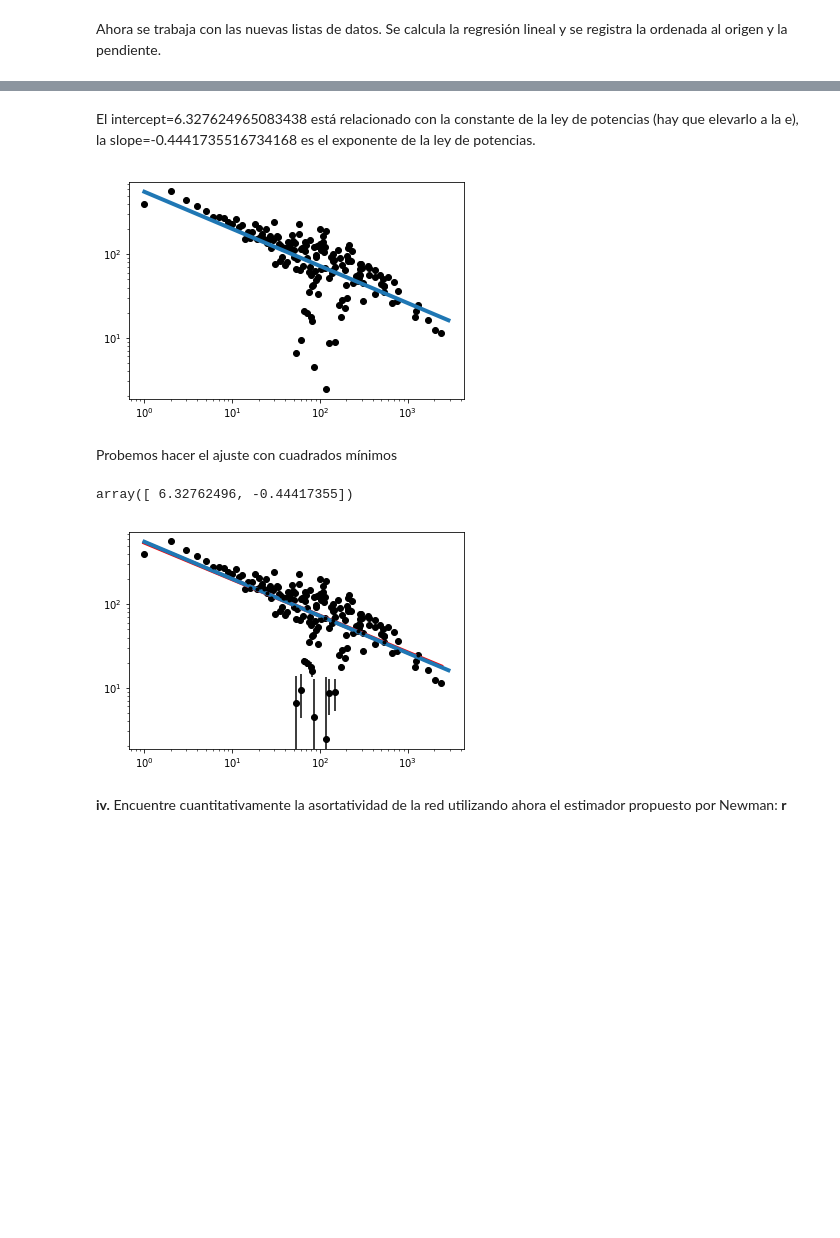
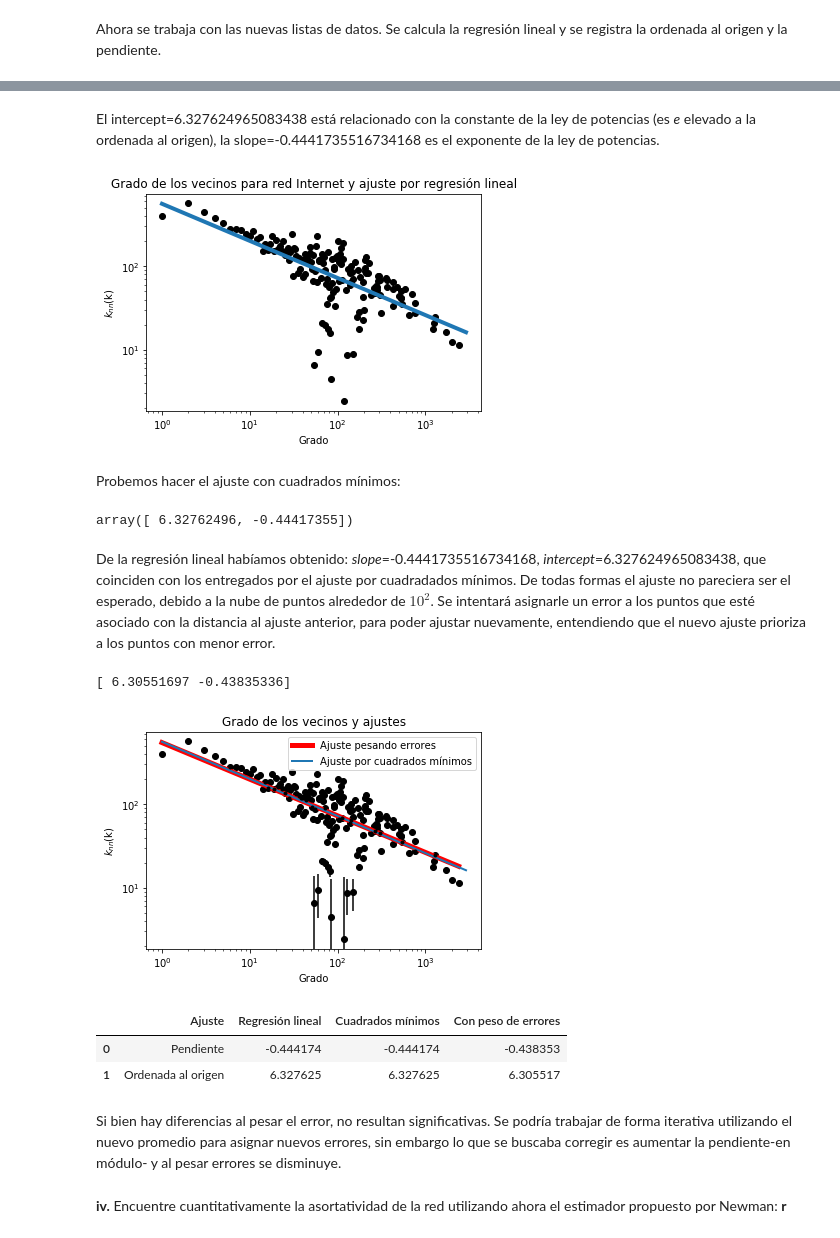
Before and after one commit to vms10/redestcs, a Jupyter notebook: Ejercicio4.ipynb, the cells around one changed output, grey strips where cells are left out. Cells and saved outputs as stored; diff of their text form; code cells hidden in the pictures; blank space fills up the shorter version.

```diff
--- a/Ejercicio4.ipynb
+++ b/Ejercicio4.ipynb
@@ -122,17 +123,20 @@ LinregressResult(slope=-0.4441735516734168, intercept=6.327624965083438, rvalue=
 # %% [markdown]
-El intercept=6.327624965083438 está relacionado con la constante de la ley de potencias (hay que elevarlo a la e), la slope=-0.4441735516734168 es el exponente de la ley de potencias.
+El intercept=6.327624965083438 está relacionado con la constante de la ley de potencias (es *e* elevado a la ordenada al origen), la slope=-0.4441735516734168 es el exponente de la ley de potencias.
 # %%
 X=np.arange(1,3000,100)
 
 plt.scatter(F2[0],F2[1], color='black') #datos de la red Internet en escala log
 plt.xscale('log')
 plt.yscale('log')
-plt.plot(X,(X**-0.444173551673417)* math.e**6.327624965083439, lw=4) #ajuste con los parametros de la regresion lineal
+plt.plot(X,(X**-0.444173551673417)* math.e**6.327624965083439, lw=4)#ajuste con los parametros de la regresion lineal
+plt.title('Grado de los vecinos para red Internet y ajuste por regresión lineal')
+plt.ylabel("$k_{nn}$(k)")
+plt.xlabel("Grado")
 plt.show()
 # %% [output]
-[figure, old version]
+[figure, new version]
 # %% [markdown]
-Probemos hacer el ajuste con cuadrados mínimos
+Probemos hacer el ajuste con cuadrados mínimos:
 # %%
 def fiteadora(p,x):
     return p[0]+p[1]*x
@@ -151,6 +155,8 @@ p1err= np.sqrt( covar[1][1] )
 pfinal  #valores del ajuste
 # %% [output]
 array([ 6.32762496, -0.44417355])
+# %% [markdown]
+De la regresión lineal habíamos obtenido: *slope*=-0.4441735516734168, *intercept*=6.327624965083438, que coinciden con los entregados por el ajuste por cuadradados mínimos. De todas formas el ajuste no pareciera ser el esperado, debido a la nube de puntos alrededor de $10^2$. Se intentará asignarle un error a los puntos que esté asociado con la distancia al ajuste anterior, para poder ajustar nuevamente, entendiendo que el nuevo ajuste prioriza a los puntos con menor error.
 # %%
 def error_y(p,x,y):
     return (fiteadora(p,x)-y)**2
@@ -165,17 +171,35 @@ pfinal_op = salida[0]
 covar_op= salida[1]
 p0err_op=np.sqrt( covar[0][0] )
 p1err_op= np.sqrt( covar[1][1] )
+print(pfinal_op)
+# %% [output]
+[ 6.30551697 -0.43835336]
 # %%
 plt.scatter(F2[0],F2[1], color='black')
 plt.errorbar(F2[0], F2[1], yerr=yerror, fmt='k.')
 plt.xscale('log')
 plt.yscale('log')
-plt.plot(F2[0],(F2[0]**pfinal_op[1])* math.e**pfinal_op[0],c="r" ,lw=4)
-plt.plot(X,(X**-0.444173551673417)* math.e**6.327624965083439, lw=4)
-
+plt.plot(F2[0],(F2[0]**pfinal_op[1])* math.e**pfinal_op[0],c="r" ,lw=5, label="Ajuste pesando errores")
+plt.plot(X,(X**-0.444173551673417)* math.e**6.327624965083439, lw=2,label="Ajuste por cuadrados mínimos")
+plt.ylabel("$k_{nn}$(k)")
+plt.xlabel("Grado")
+plt.title("Grado de los vecinos y ajustes")
+plt.legend()
 plt.show()
 # %% [output]
-[figure, old version]
+[figure, new version]
+# %%
+data = pd.DataFrame({"Ajuste":["Pendiente","Ordenada al origen"],"Regresión lineal":[-0.444173551673417,6.327624965083439],
+                     "Cuadrados mínimos":[-0.44417355,6.32762496],
+                     "Con peso de errores":[-0.43835336,6.30551697]
+                                        })#empty dataframe
+data
+# %% [output]
+|  | Ajuste | Regresión lineal | Cuadrados mínimos | Con peso de errores |
+| 0 | Pendiente | -0.444174 | -0.444174 | -0.438353 |
+| 1 | Ordenada al origen | 6.327625 | 6.327625 | 6.305517 |
+# %% [markdown]
+Si bien hay diferencias al pesar el error, no resultan significativas. Se podría trabajar de forma iterativa utilizando el nuevo promedio para asignar nuevos errores, sin embargo lo que se buscaba corregir es aumentar la pendiente-en módulo- y al pesar errores se disminuye.
 # %% [markdown]
 **iv.** Encuentre
 cuantitativamente la asortatividad de la red utilizando ahora el estimador
```
Also changed, not shown: parts of 5 cells of this notebook.
